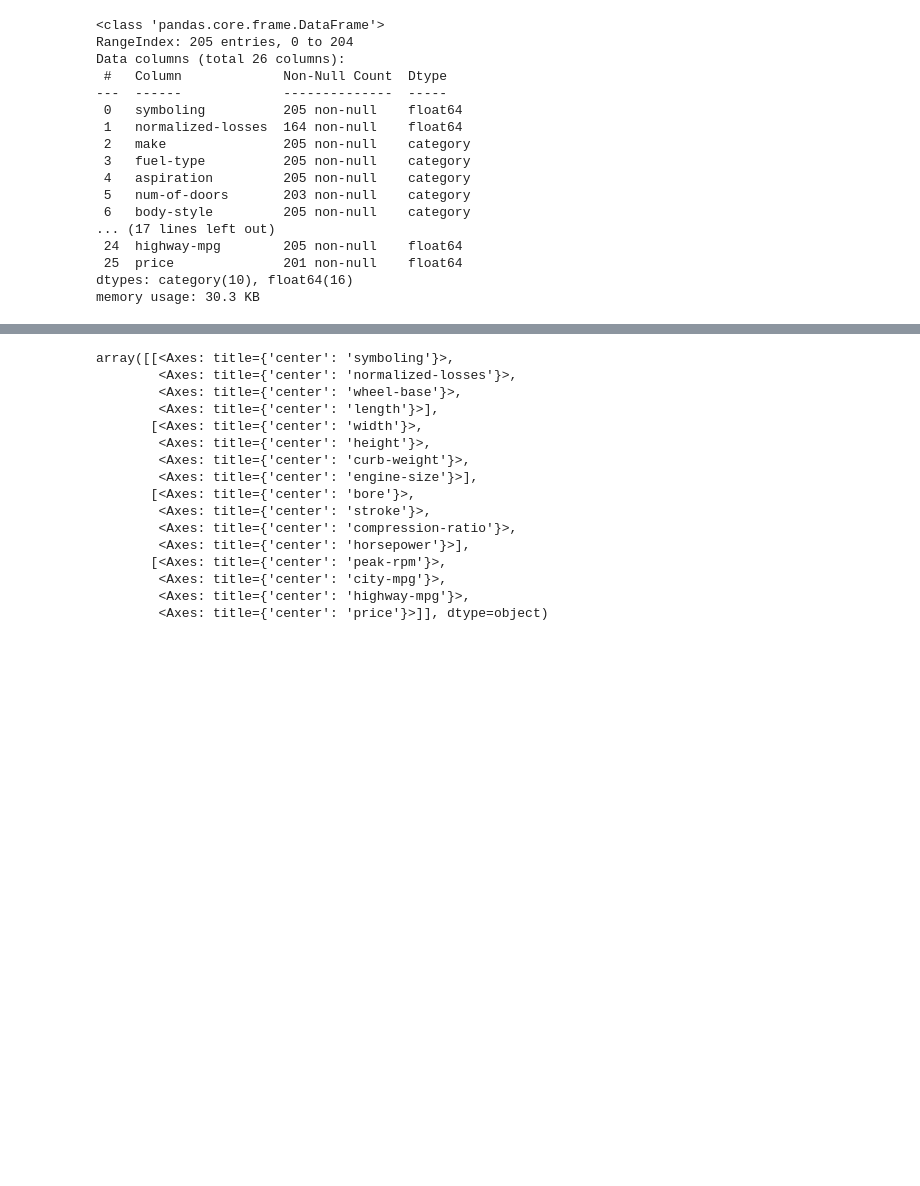
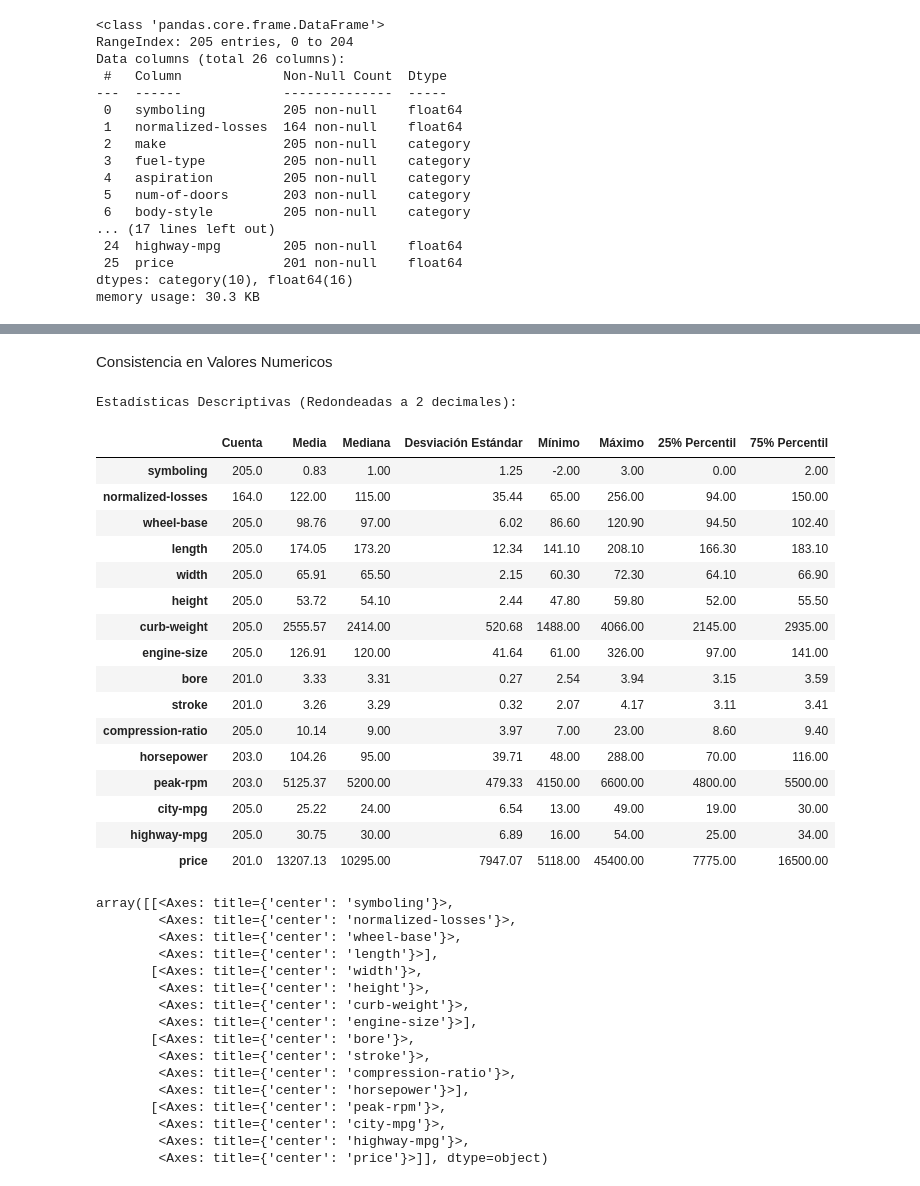
Before and after one commit to gillopy/AutomobileCore, a Jupyter notebook: Code/5 - Modelos basados en árbol Análisis y Predicción de Precios de Autos (Core).ipynb, the cells around one changed output, grey strips where cells are left out. Cells and saved outputs as stored; diff of their text form; code cells hidden in the pictures; blank space fills up the shorter version.

```diff
--- a/Code/5 - Modelos basados en árbol Análisis y Predicción de Precios de Autos (Core).ipynb
+++ b/Code/5 - Modelos basados en árbol Análisis y Predicción de Precios de Autos (Core).ipynb
@@ -193,3 +185,41 @@ data_num.describe()
+# %% [markdown]
+Consistencia en Valores Numericos
+# %%
+# Crear un diccionario para almacenar las estadísticas
+estadisticas_dict = {}
+# Iterar sobre cada columna numérica y calcular las estadísticas
+for columna in data_num:
+    datos_columna = data[columna].values
+    estadisticas = utils.calcular_estadisticas(columna, datos_columna)
+    estadisticas_dict[columna] = estadisticas
+# Convertir el diccionario a un DataFrame para una mejor visualización
+estadisticas_df = pd.DataFrame(estadisticas_dict).T  # Transponer para que las columnas sean las filas
+estadisticas_df = estadisticas_df[['Cuenta', 'Media', 'Mediana', 'Desviación Estándar',
+                                   'Mínimo', 'Máximo', '25% Percentil', '75% Percentil']]
+# Redondear las estadísticas a 2 decimales
+estadisticas_df = estadisticas_df.round(2)
+# Mostrar el DataFrame formateado
+print("\nEstadísticas Descriptivas (Redondeadas a 2 decimales):")
+estadisticas_df
+# %% [output]
+Estadísticas Descriptivas (Redondeadas a 2 decimales):
+|  | Cuenta | Media | Mediana | Desviación Estándar | Mínimo | Máximo | 25% Percentil | 75% Percentil |
+| symboling | 205.0 | 0.83 | 1.00 | 1.25 | -2.00 | 3.00 | 0.00 | 2.00 |
+| normalized-losses | 164.0 | 122.00 | 115.00 | 35.44 | 65.00 | 256.00 | 94.00 | 150.00 |
+| wheel-base | 205.0 | 98.76 | 97.00 | 6.02 | 86.60 | 120.90 | 94.50 | 102.40 |
+| length | 205.0 | 174.05 | 173.20 | 12.34 | 141.10 | 208.10 | 166.30 | 183.10 |
+| width | 205.0 | 65.91 | 65.50 | 2.15 | 60.30 | 72.30 | 64.10 | 66.90 |
+| height | 205.0 | 53.72 | 54.10 | 2.44 | 47.80 | 59.80 | 52.00 | 55.50 |
+| curb-weight | 205.0 | 2555.57 | 2414.00 | 520.68 | 1488.00 | 4066.00 | 2145.00 | 2935.00 |
+| engine-size | 205.0 | 126.91 | 120.00 | 41.64 | 61.00 | 326.00 | 97.00 | 141.00 |
+| bore | 201.0 | 3.33 | 3.31 | 0.27 | 2.54 | 3.94 | 3.15 | 3.59 |
+| stroke | 201.0 | 3.26 | 3.29 | 0.32 | 2.07 | 4.17 | 3.11 | 3.41 |
+| compression-ratio | 205.0 | 10.14 | 9.00 | 3.97 | 7.00 | 23.00 | 8.60 | 9.40 |
+| horsepower | 203.0 | 104.26 | 95.00 | 39.71 | 48.00 | 288.00 | 70.00 | 116.00 |
+| peak-rpm | 203.0 | 5125.37 | 5200.00 | 479.33 | 4150.00 | 6600.00 | 4800.00 | 5500.00 |
+| city-mpg | 205.0 | 25.22 | 24.00 | 6.54 | 13.00 | 49.00 | 19.00 | 30.00 |
+| highway-mpg | 205.0 | 30.75 | 30.00 | 6.89 | 16.00 | 54.00 | 25.00 | 34.00 |
+| price | 201.0 | 13207.13 | 10295.00 | 7947.07 | 5118.00 | 45400.00 | 7775.00 | 16500.00 |
 # %%
 data_num.dropna().hist(figsize=(16, 12), bins=30, edgecolor='black')
 # %% [output]
```
Also changed, not shown: parts of 27 cells of this notebook.
